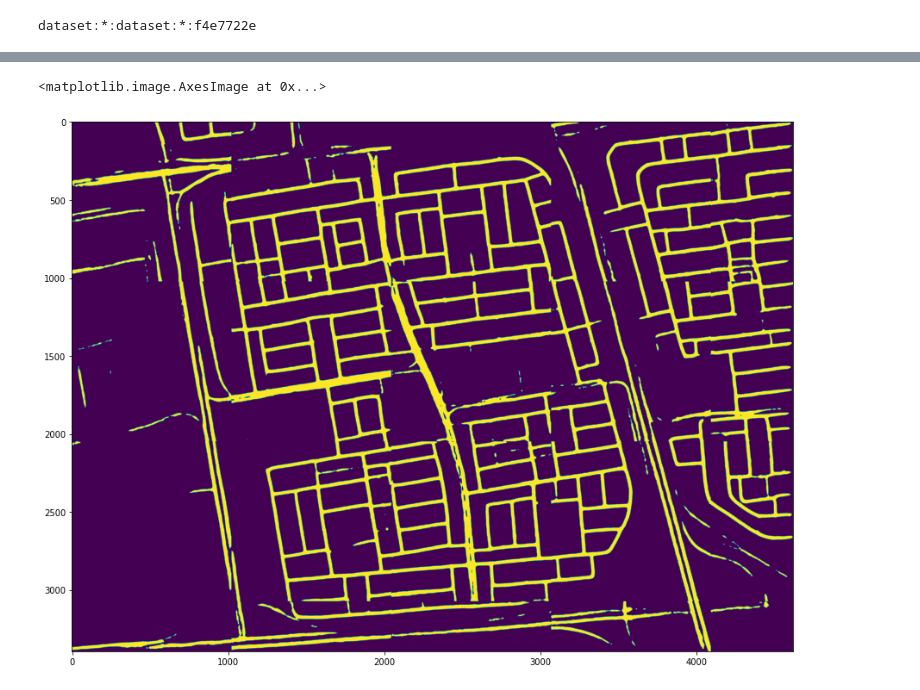
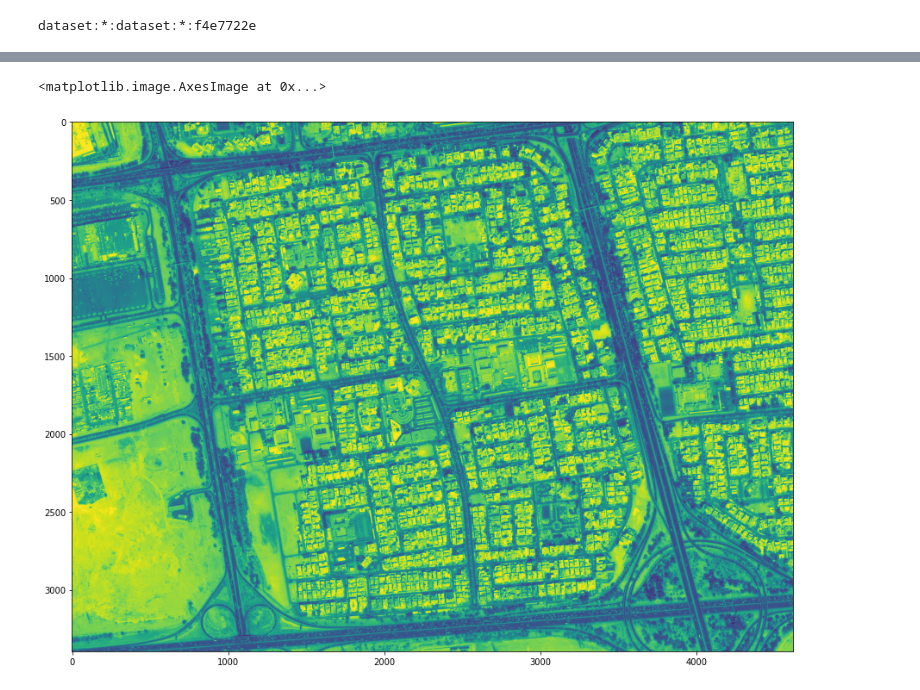
Before and after one commit to seerai/EsriRoadModel, a Jupyter notebook: submit_model.ipynb, the cells around one changed output, grey strips where cells are left out. Cells and saved outputs as stored; diff of their text form; code cells hidden in the pictures.

```diff
--- a/submit_model.ipynb
+++ b/submit_model.ipynb
@@ -77,12 +92,18 @@ q
 bbox = q.features[0].bbox
 # %%
 job = Job(
-    alias="Paci Road Model (v4)",
-    description=f"Running the Esri DLPK Road Model on data from Paci. The Paci data for now is a single geotiff in an GCP bucket using a Boson dataset.",
+    alias="Paci Road Model",
+    description=f"Running the Esri DLPK Road Model on data from Paci. The Paci data for now is a single geotiff in an s3 bucket using a Boson dataset.",
     project='paci-demo',
     bbox=bbox,
     bbox_epsg=4326,
     output_epsg=3857,
+    workers=1,
+    output=Bucket(
+        url='s3://paci-test/tesseract',
+        credentials='s3cred',
+        region='us-east-2'
+    ),
     asset_specs=[                   # What data should be collected to feed to the model
         AssetSpec(
             name="roads-imagery",
@@ -110,6 +131,7 @@ job = Job(
                 StepInput(                       # Tesseract will deliver the inputs as specified here to the model
                     asset_name="roads-imagery",
                     chunk_shape=(1, 4, 1024, 1024),
+                    overlap=16,
                     type="tensor",
                 )
             ],
@@ -119,10 +141,10 @@ job = Job(
                     chunk_shape=(1, 1, 1024, 1024),
                     type="tensor",
                     pixel_dtype=np.uint8,
+                    trim=16,
                     fill_value=0
                 )
             ]
         ),
-    ],
-    workers=1,
+    ]
 )
@@ -146,6 +191,8 @@ import matplotlib.pyplot as plt
+# %%
+r = job.zarr('roads-imagery')
 # %%
 fig = plt.figure(figsize=(15, 15))
-plt.imshow(z['tesseract'][0, 0])
+plt.imshow(r['tesseract'][0, 0])
 # %% [output]
 <matplotlib.image.AxesImage at 0x...>
-[figure, old version]
+[figure, new version]
```
Also changed, not shown: parts of 12 cells of this notebook, 8 other files.
